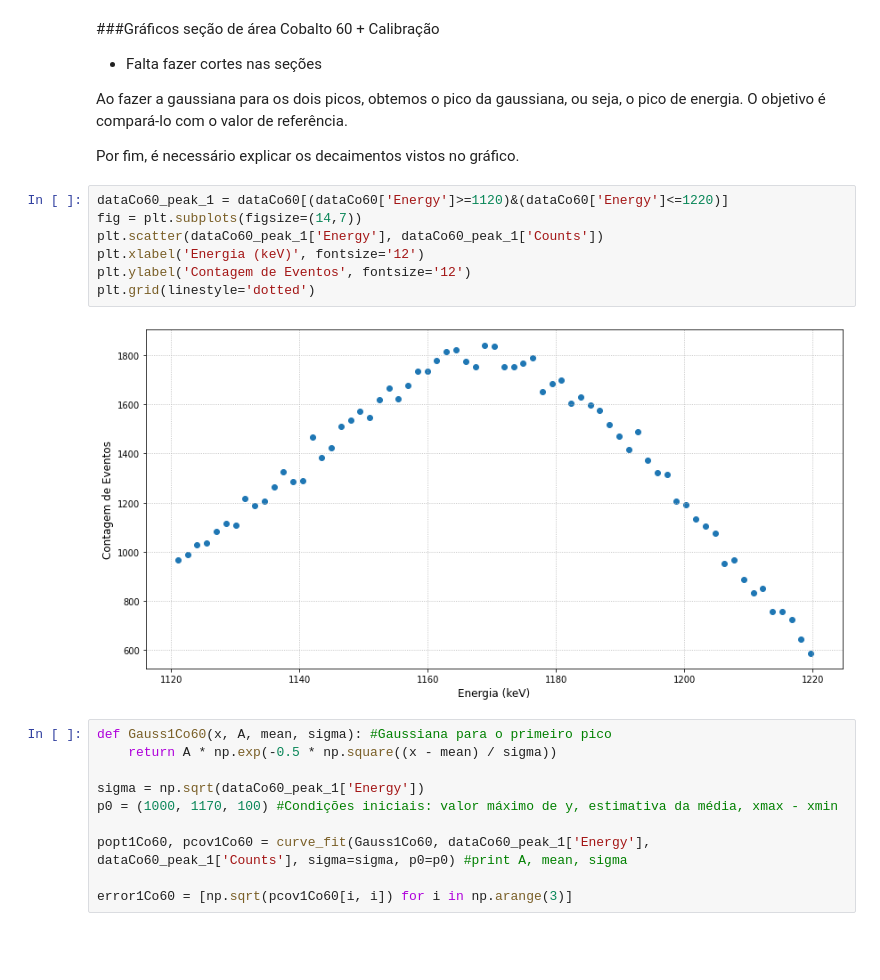
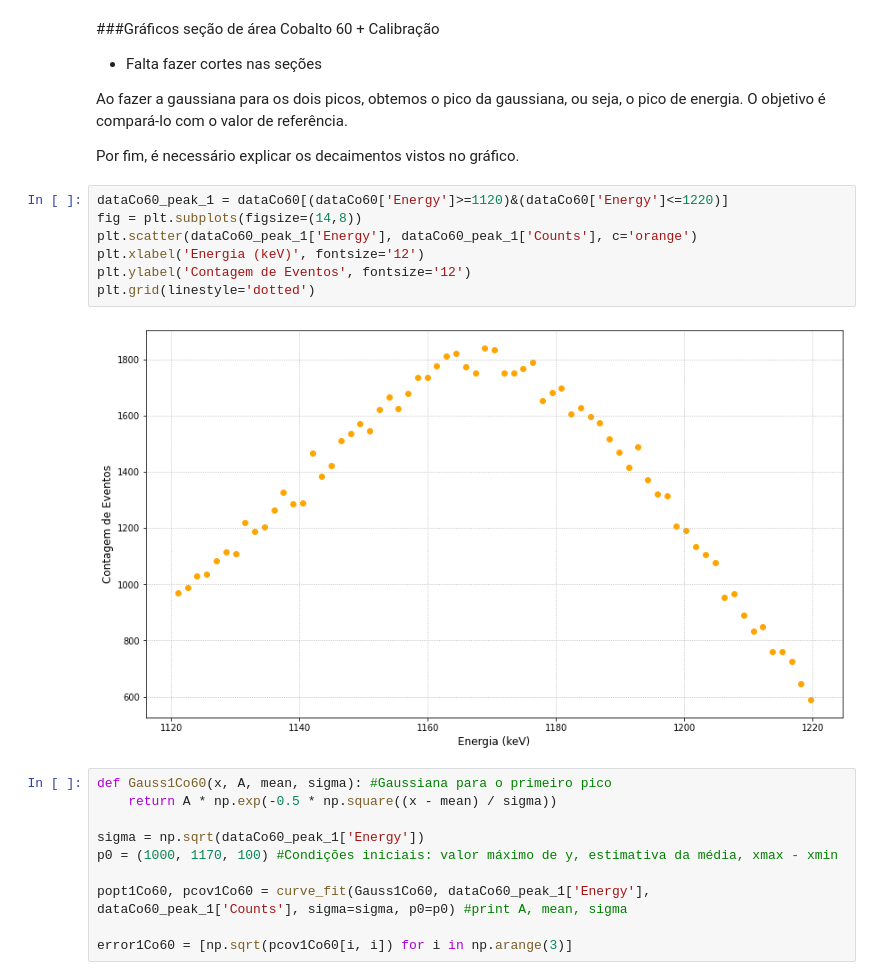
Before and after one commit to goulartsursula/DisciplinasUERJ, a Jupyter notebook: Estrutura da Materia 2/EspectroscopiaRaiosGama.ipynb, the cells around one changed output. Cells and saved outputs as stored; diff of their text form; blank space fills up the shorter version.

```diff
--- a/Estrutura da Materia 2/EspectroscopiaRaiosGama.ipynb
+++ b/Estrutura da Materia 2/EspectroscopiaRaiosGama.ipynb
@@ -242,13 +242,13 @@ Ao fazer a gaussiana para os dois picos, obtemos o pico da gaussiana, ou seja, o
 Por fim, é necessário explicar os decaimentos vistos no gráfico.
 # %%
 dataCo60_peak_1 = dataCo60[(dataCo60['Energy']>=1120)&(dataCo60['Energy']<=1220)]
-fig = plt.subplots(figsize=(14,7))
-plt.scatter(dataCo60_peak_1['Energy'], dataCo60_peak_1['Counts'])
+fig = plt.subplots(figsize=(14,8))
+plt.scatter(dataCo60_peak_1['Energy'], dataCo60_peak_1['Counts'], c='orange')
 plt.xlabel('Energia (keV)', fontsize='12')
 plt.ylabel('Contagem de Eventos', fontsize='12')
 plt.grid(linestyle='dotted')
 # %% [output]
-[figure, old version]
+[figure, new version]
 # %%
 def Gauss1Co60(x, A, mean, sigma): #Gaussiana para o primeiro pico
     return A * np.exp(-0.5 * np.square((x - mean) / sigma))
```
Also changed, not shown: parts of 4 cells of this notebook.
